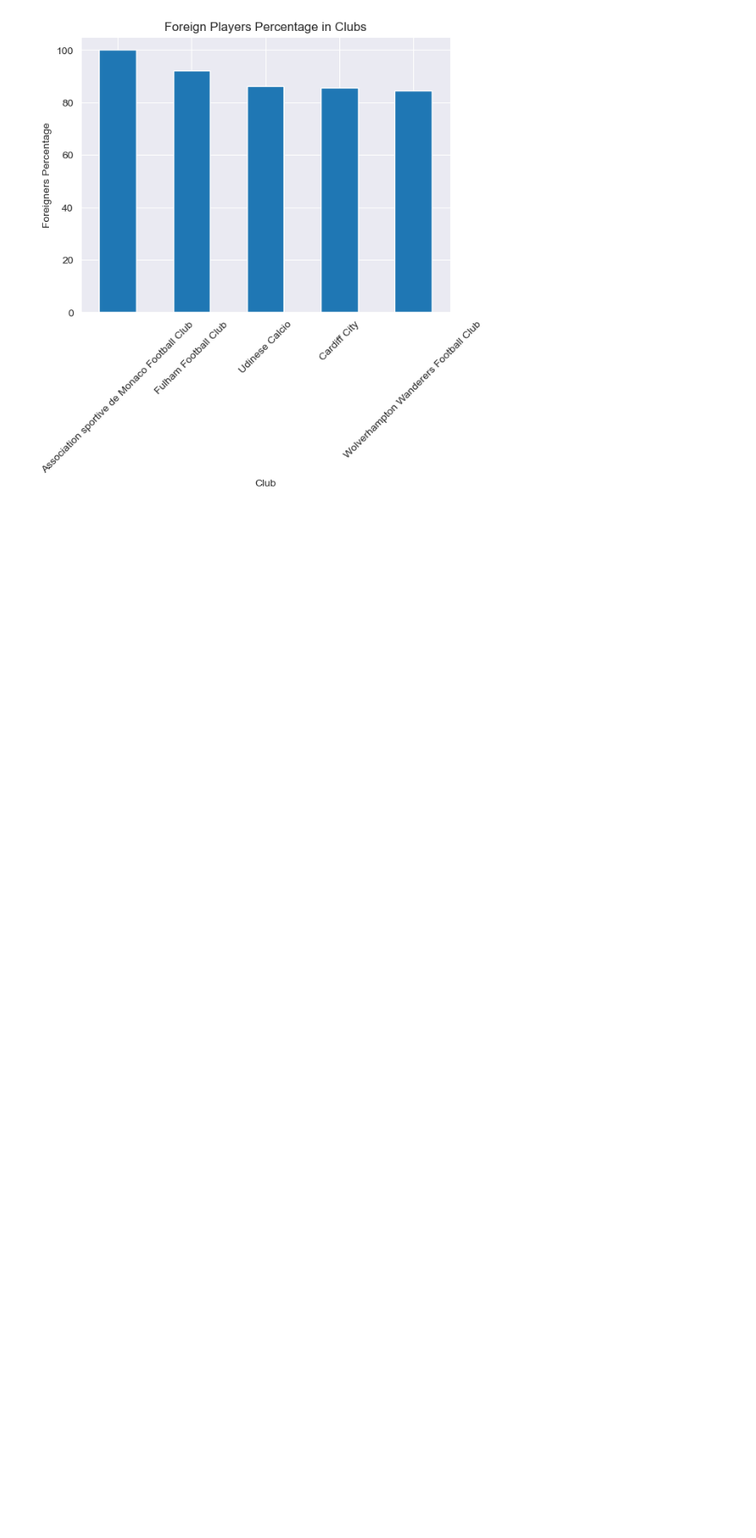
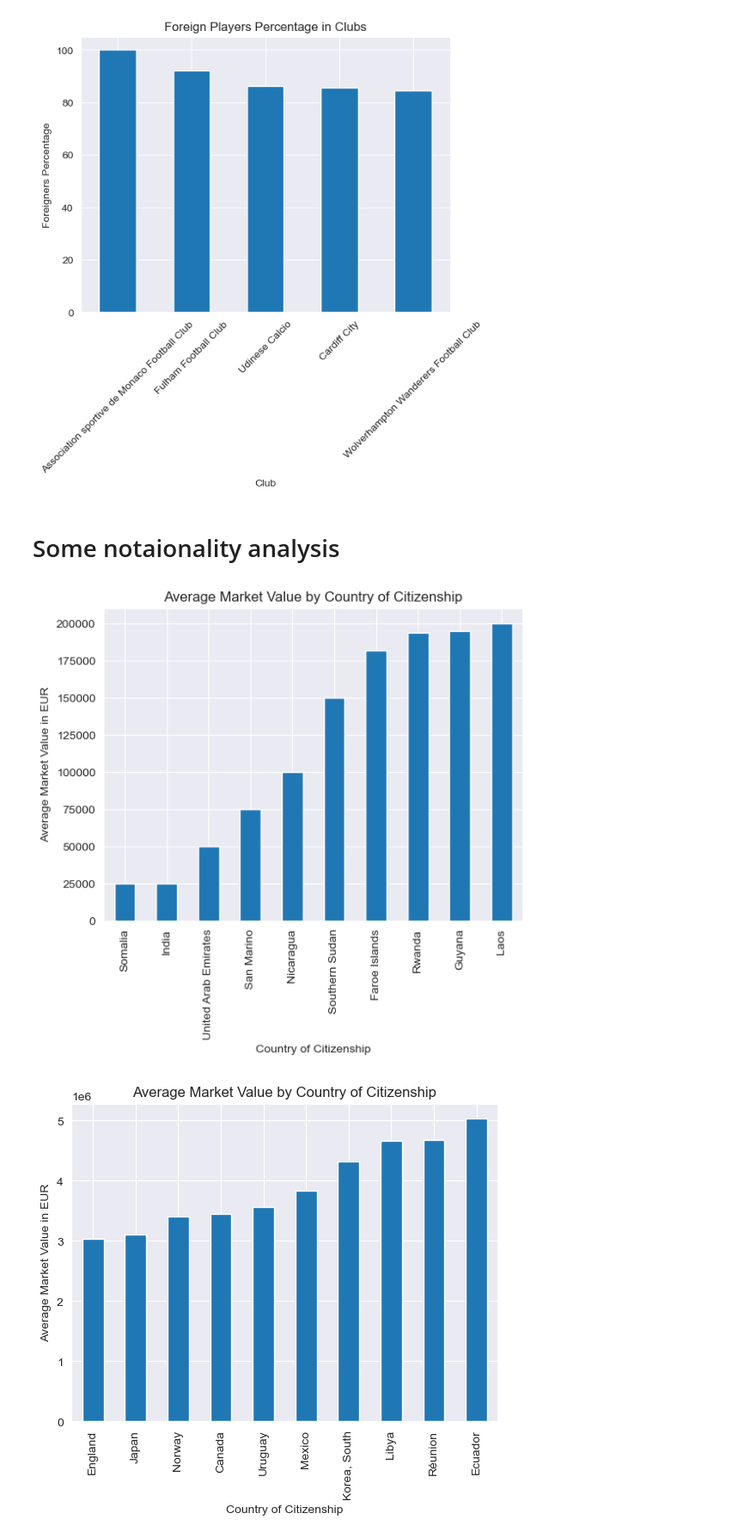
Before and after one commit to bacobax/progetto_TWEB, a Jupyter notebook: solution/analysis/analysis.ipynb, the cells around one changed output. Shown at 86% size. Cells and saved outputs as stored; diff of their text form; code cells hidden in the pictures; blank space fills up the shorter version.

```diff
--- a/solution/analysis/analysis.ipynb
+++ b/solution/analysis/analysis.ipynb
@@ -455,3 +474,28 @@ plt.xticks(rotation=45)
 plt.show()
 # %% [output]
 [figure]
+# %% [markdown]
+# Some notaionality analysis
+# %%
+# I want to see the avarage market value of players grouped by country_of_citizenship
+# Step 1: Group the data
+player_df = dfs['players']
+average_values = player_df.groupby('country_of_citizenship')['market_value_in_eur'].mean()
+
+# Step 2: Plot the results
+#one chart only for the first 10 countries and on chart the last 10 countries
+
+average_values.sort_values(ascending=True).iloc[0:10].plot(kind='bar')
+plt.xlabel('Country of Citizenship')
+plt.ylabel('Average Market Value in EUR')
+plt.title('Average Market Value by Country of Citizenship')
+plt.show()
+
+average_values.sort_values(ascending=True).iloc[-10:].plot(kind='bar')
+plt.xlabel('Country of Citizenship')
+plt.ylabel('Average Market Value in EUR')
+plt.title('Average Market Value by Country of Citizenship')
+plt.show()
+# %% [output]
+[figure, added]
+[figure, added]
```
Also changed, not shown: parts of 8 cells of this notebook, 5 other files.
